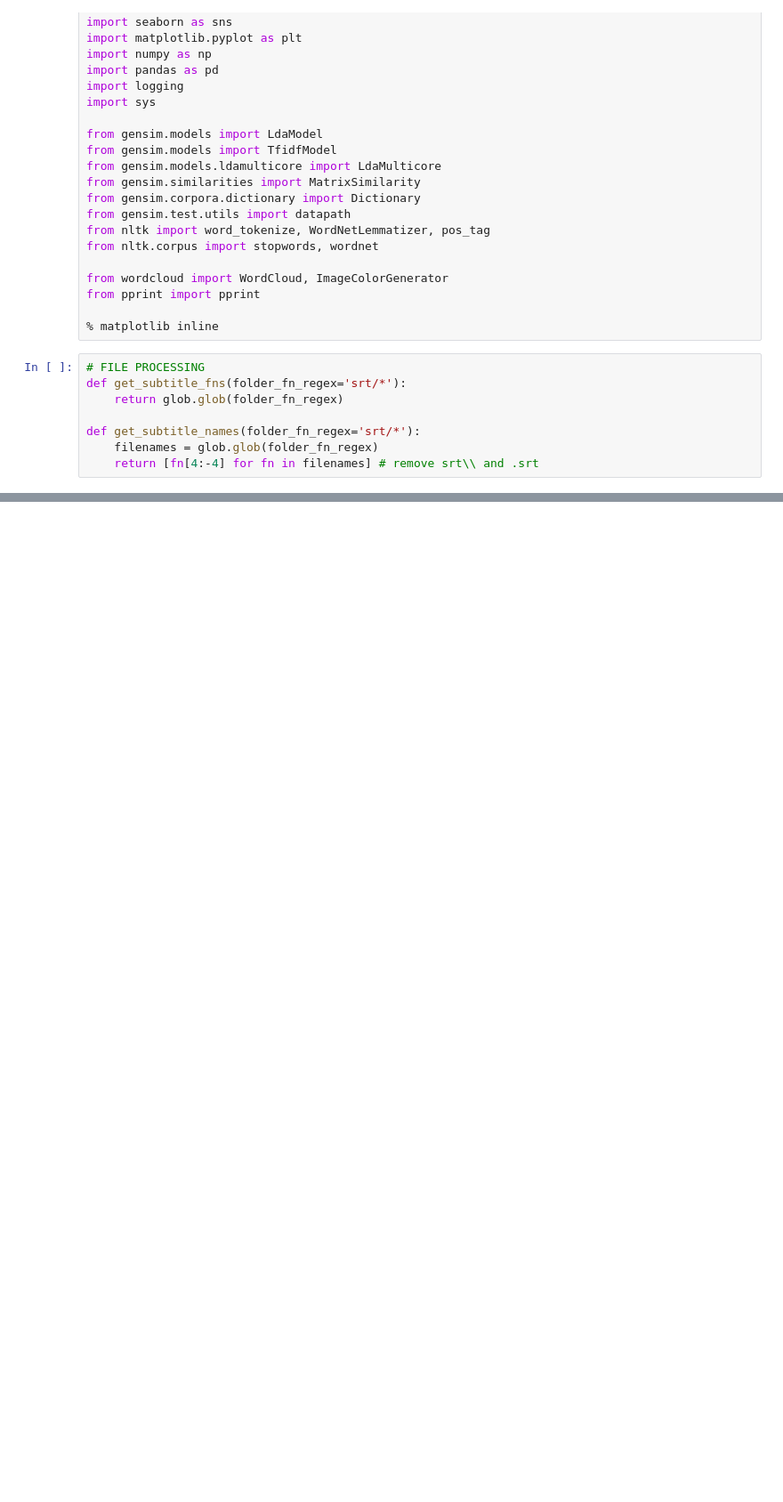
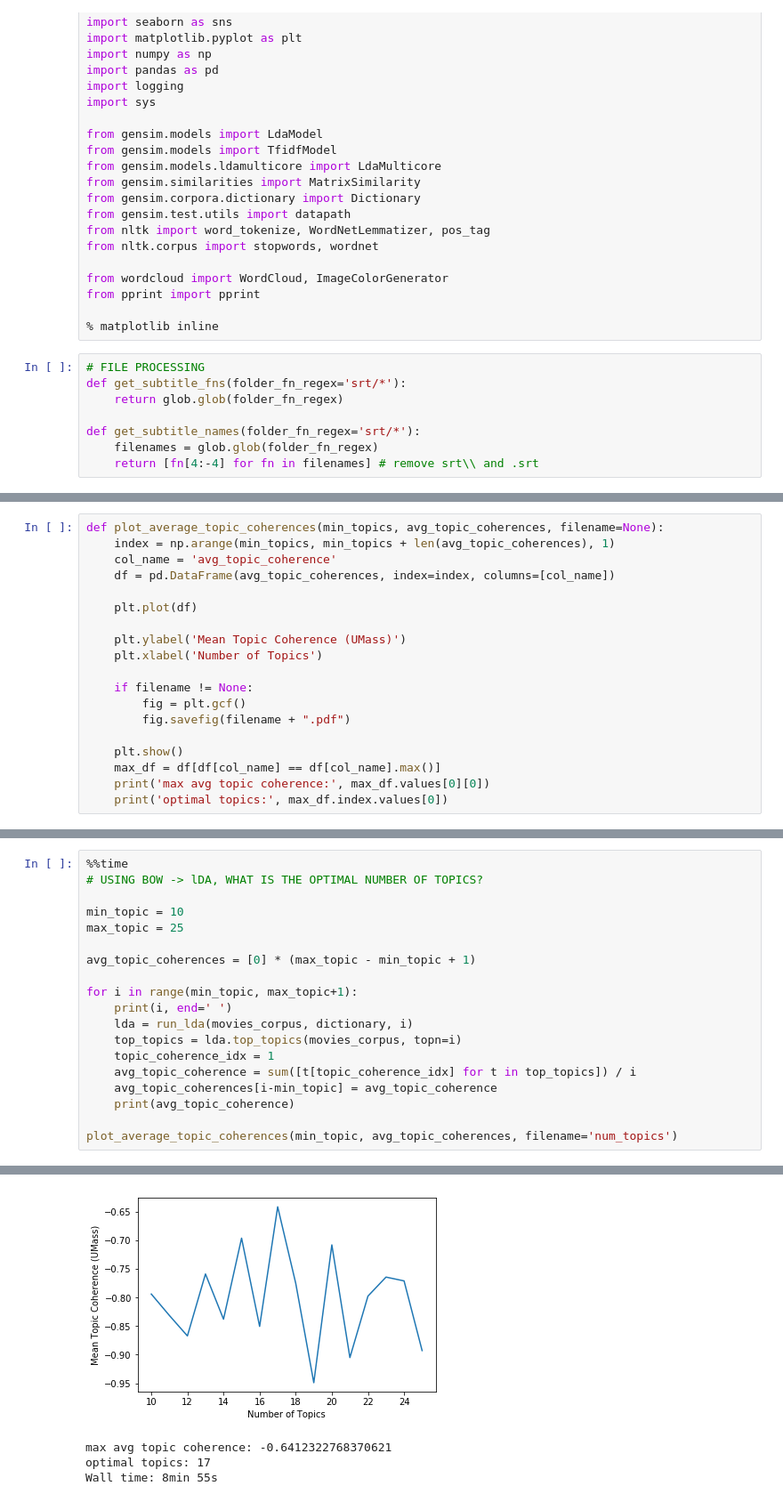
Before and after one commit to uabinf/nlp-group-project-2018-movie-similarity, a Jupyter notebook: movies.ipynb, the cells around one changed output, grey strips where cells are left out. Shown at 89% size. Saved outputs shown, nothing was run; the diff lists cells and outputs as text; blank space fills up the shorter version.

```diff
--- a/movies.ipynb
+++ b/movies.ipynb
@@ -161,3 +168,22 @@ def run_lda(corpus, dictionary, num_topics, is_save=False):
 
 def load_lda(filename):
     return LdaModel.load(filename)
+# %%
+def plot_average_topic_coherences(min_topics, avg_topic_coherences, filename=None):
+    index = np.arange(min_topics, min_topics + len(avg_topic_coherences), 1)
+    col_name = 'avg_topic_coherence'
+    df = pd.DataFrame(avg_topic_coherences, index=index, columns=[col_name])
+
+    plt.plot(df)
+
+    plt.ylabel('Mean Topic Coherence (UMass)')
+    plt.xlabel('Number of Topics')
+
+    if filename != None:
+        fig = plt.gcf()
+        fig.savefig(filename + ".pdf")
+
+    plt.show()
+    max_df = df[df[col_name] == df[col_name].max()]
+    print('max avg topic coherence:', max_df.values[0][0])
+    print('optimal topics:', max_df.index.values[0])
@@ -163,0 +223,20 @@ def load_lda(filename):
+# %%
+%%time
+# USING BOW -> lDA, WHAT IS THE OPTIMAL NUMBER OF TOPICS?
+
+min_topic = 10
+max_topic = 25
+
+avg_topic_coherences = [0] * (max_topic - min_topic + 1)
+
+for i in range(min_topic, max_topic+1):
+    print(i, end=' ')
+    lda = run_lda(movies_corpus, dictionary, i)
+    top_topics = lda.top_topics(movies_corpus, topn=i)
+    topic_coherence_idx = 1
+    avg_topic_coherence = sum([t[topic_coherence_idx] for t in top_topics]) / i
+    avg_topic_coherences[i-min_topic] = avg_topic_coherence
+    print(avg_topic_coherence)
+
+plot_average_topic_coherences(min_topic, avg_topic_coherences, filename='num_topics')
+# %% [output]
@@ -163,0 +259,4 @@ def load_lda(filename):
+[figure, added]
+max avg topic coherence: -0.6412322768370621
+optimal topics: 17
+Wall time: 8min 55s
```
Also changed, not shown: parts of 13 cells of this notebook, 55 other files.
